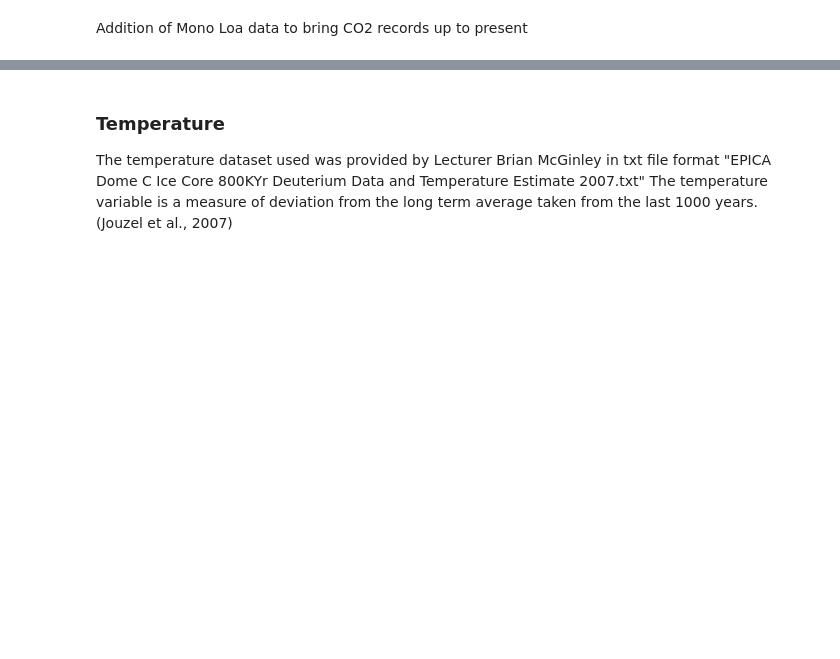
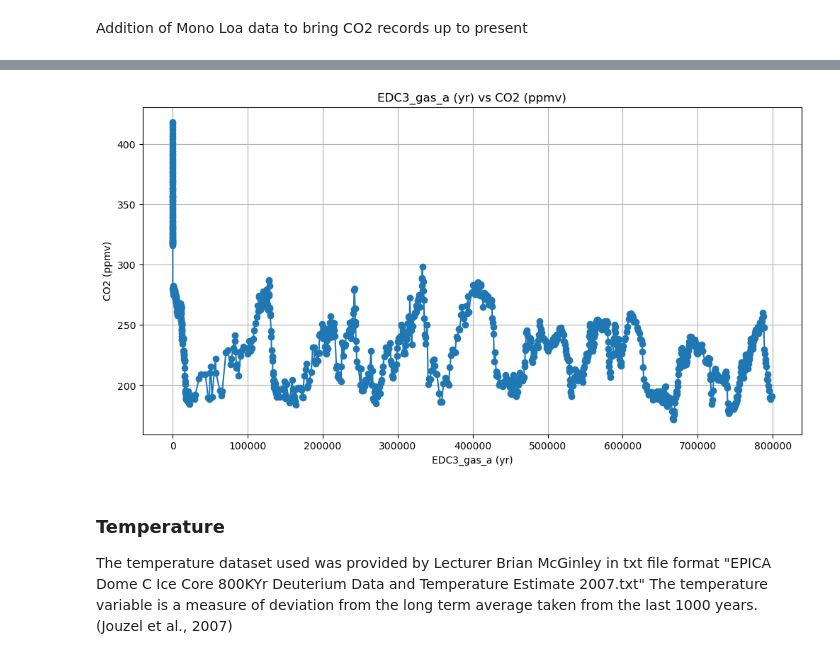
Before and after one commit to Danny-MCD/PfDA_Project2, a Jupyter notebook: Climate_Data_Analysis.ipynb, the cells around one changed output, grey strips where cells are left out. Cells and saved outputs as stored; diff of their text form; code cells hidden in the pictures; blank space fills up the shorter version.

Commit message:
added CO2 values up to present year and merged to original

```diff
--- a/Climate_Data_Analysis.ipynb
+++ b/Climate_Data_Analysis.ipynb
@@ -30,7 +28,7 @@ ModuleNotFoundError: No module named 'pandas'
 # %%
-# reed in composite CO2 data from excel
-df = pd.read_excel('data/carbon_dioxide.xls', sheet_name=2, header=6, engine=xlrd)
+# read in composite CO2 data from excel - xls converted to xlsx to work with latest interpreter before being read into dataframe.
+df1 = pd.read_excel('data/carbon_dioxide.xlsx', sheet_name=2, header=6,)
 
 # Display the data
-print(df)
+print(df1)
 # %% [output]
@@ -53,9 +64,15 @@ plt.show()
 # %% [markdown]
 Addition of Mono Loa data to bring CO2 records up to present
 # %%
-# reed in composite CO2 data from excel
-df = pd.read_csv('data/co2_annmean_mlo.csv', header=44)
+# read in composite CO2 data from excel
+df2 = pd.read_csv('data/co2_annmean_mlo.csv', header=43)
+
+# Convert values of year to EDC3 format
+df2['year'] = (df2['year'] - 1950) * -1
+
+# Drop UNC column
+del df2['unc']
 
 # Display the data
-print(df)
+print(df2)
 # %% [output]
@@ -62,0 +93,9 @@ NameError: name 'pd' is not defined
+# %%
+# Changing column names to match both dataframes
+df2.columns = ['EDC3_gas_a (yr)', 'CO2 (ppmv)']
+
+# Merge the two dataframes
+merged_df = pd.concat([df2, df1], ignore_index=True)
+
+# Display the data
+print(merged_df)
@@ -63,3 +117,20 @@ NameError: name 'pd' is not defined
+# %%
+# Plotting EDC3_gas_a (yr) vs CO2 (ppmv)
+plt.figure(figsize=(12, 6))  # Adjust the figure size as needed
+plt.plot(merged_df['EDC3_gas_a (yr)'], merged_df['CO2 (ppmv)'], marker='o', linestyle='-')
+
+
+
+# Adding labels and title
+plt.xlabel('EDC3_gas_a (yr)')
+plt.ylabel('CO2 (ppmv)')
+plt.title('EDC3_gas_a (yr) vs CO2 (ppmv)')
+
+# Display the plot
+plt.grid(True)
+plt.show()
+# %% [output]
+[figure, added]
 # %% [markdown]
 ### Temperature
 The temperature dataset used was provided by Lecturer Brian McGinley in txt file format "EPICA Dome C Ice Core 800KYr Deuterium Data and Temperature Estimate 2007.txt" The temperature variable is a measure of deviation from the long term average taken from the last 1000 years. (Jouzel et al., 2007)
```
Also changed, not shown: parts of 6 cells of this notebook, 1 other file.
